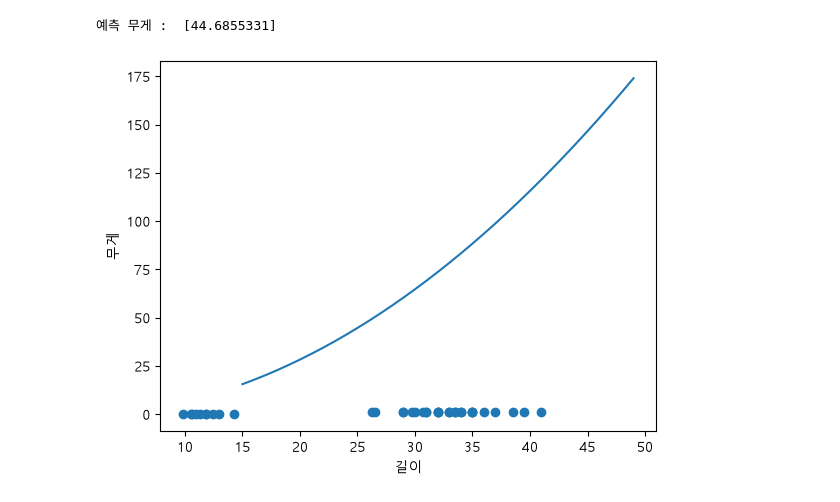
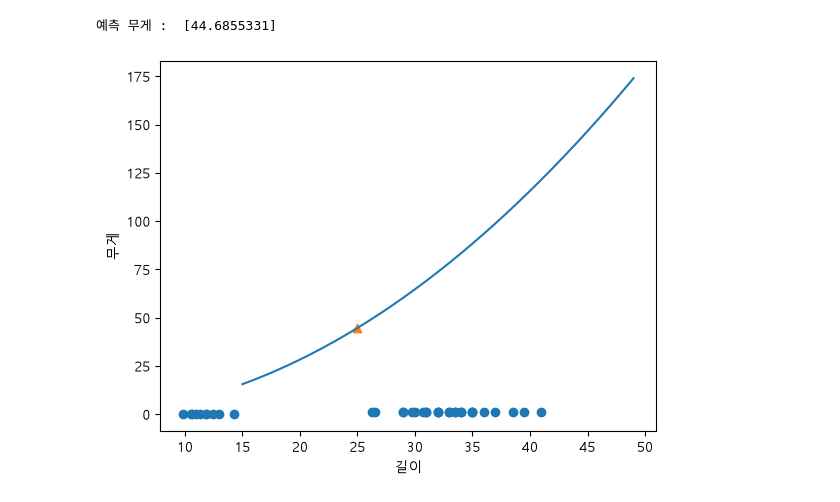
Before and after one commit to EPONINEE26/aix_learn_1106, a Jupyter notebook: p1110/p1110_08.ipynb, the cells around one changed output. Saved outputs shown, nothing was run; the diff lists cells and outputs as text; code cells hidden in the pictures.

```diff
--- a/p1110/p1110_08.ipynb
+++ b/p1110/p1110_08.ipynb
@@ -187,10 +187,10 @@ print("예측 무게 : ", result)
 예측 무게 :  [44.6855331]
 # %%
 plt.scatter(train_data[:, 0], train_label)
-# plt.scatter(25, 44.685, marker='^')
+plt.scatter(25, 44.685, marker='^')
 plt.plot(point, lr.coef_[0]*point**2 + lr.coef_[1]*point + lr.intercept_)
 plt.xlabel('길이')
 plt.ylabel('무게')
 plt.show()
 # %% [output]
-[figure, old version]
+[figure, new version]
```
